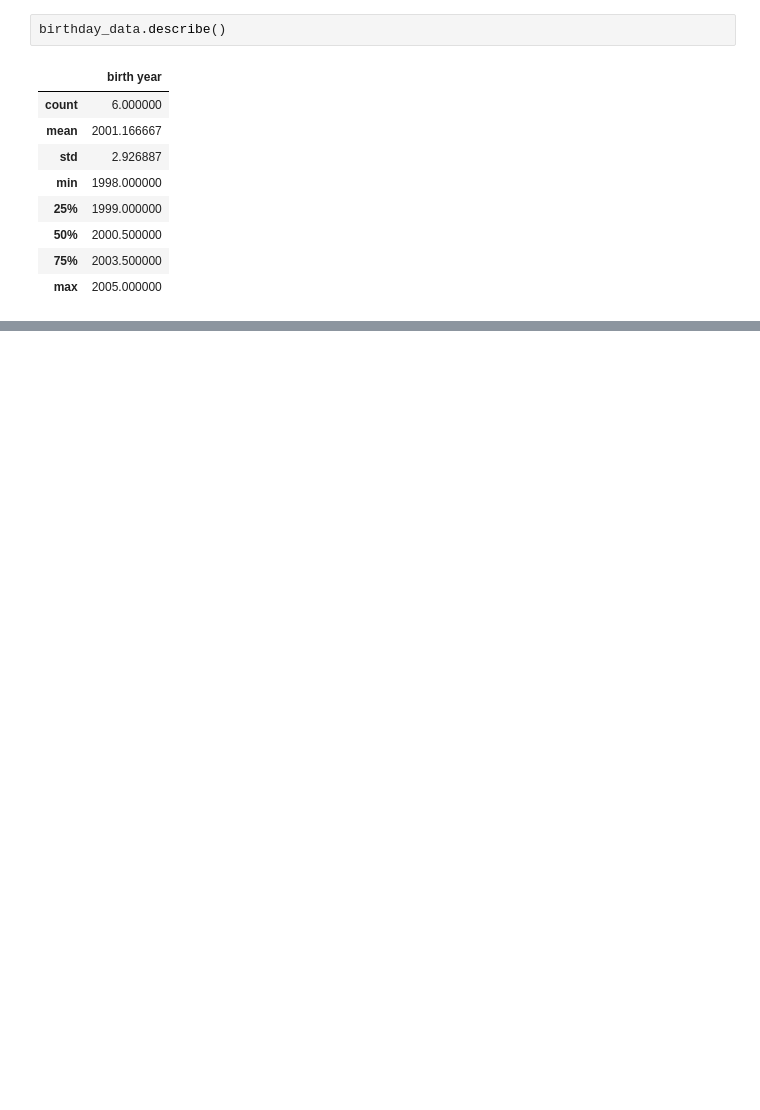
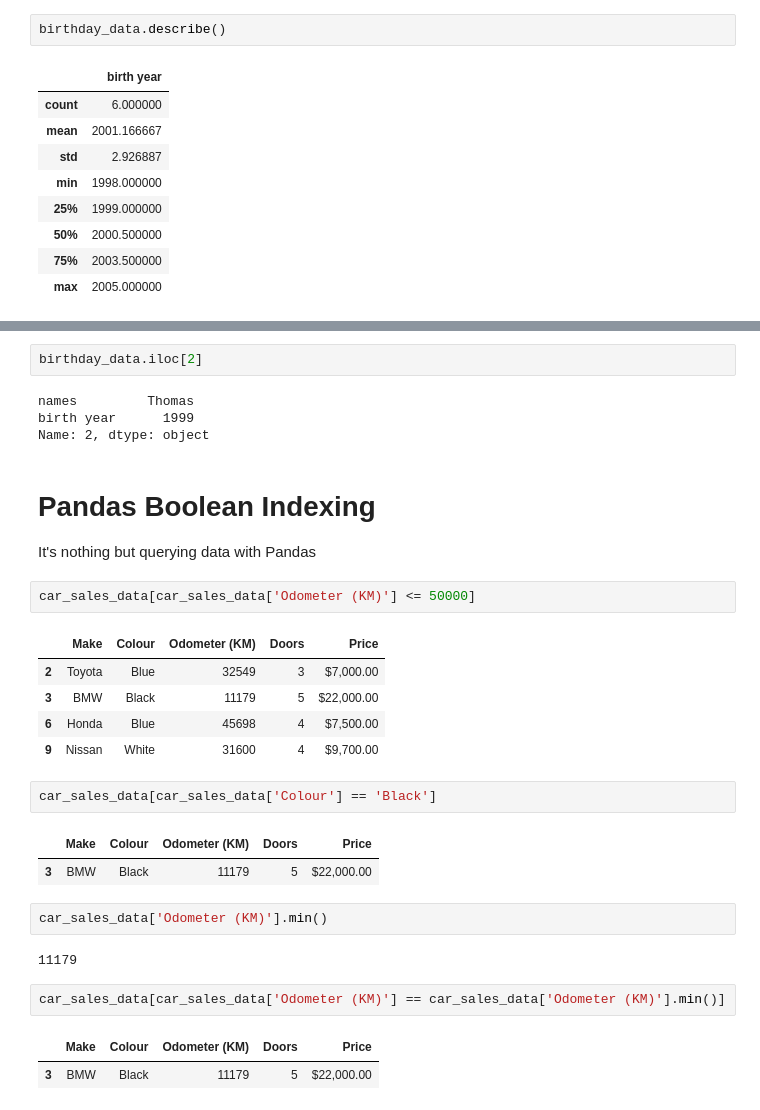
Before and after one commit to JinxSeven/ml-sandbox, a Jupyter notebook: pandas-introduction.ipynb, the cells around one changed output, grey strips where cells are left out. Saved outputs shown, nothing was run; the diff lists cells and outputs as text; blank space fills up the shorter version.

```diff
--- a/Pandas.ipynb
+++ b/pandas-introduction.ipynb
@@ -204,0 +221,32 @@ birthday_data.describe()
+# %%
+birthday_data.iloc[2]
+# %% [output]
+names         Thomas
+birth year      1999
+Name: 2, dtype: object
+# %% [markdown]
+# Pandas Boolean Indexing
+
+It's nothing but querying data with Pandas
+# %%
+car_sales_data[car_sales_data['Odometer (KM)'] <= 50000]
+# %% [output]
+|  | Make | Colour | Odometer (KM) | Doors | Price |
+| 2 | Toyota | Blue | 32549 | 3 | $7,000.00 |
+| 3 | BMW | Black | 11179 | 5 | $22,000.00 |
+| 6 | Honda | Blue | 45698 | 4 | $7,500.00 |
+| 9 | Nissan | White | 31600 | 4 | $9,700.00 |
+# %%
+car_sales_data[car_sales_data['Colour'] == 'Black']
+# %% [output]
+|  | Make | Colour | Odometer (KM) | Doors | Price |
+| 3 | BMW | Black | 11179 | 5 | $22,000.00 |
+# %%
+car_sales_data['Odometer (KM)'].min()
+# %% [output]
+11179
+# %%
+car_sales_data[car_sales_data['Odometer (KM)'] == car_sales_data['Odometer (KM)'].min()]
+# %% [output]
+|  | Make | Colour | Odometer (KM) | Doors | Price |
+| 3 | BMW | Black | 11179 | 5 | $22,000.00 |
```
Also changed, not shown: parts of 5 cells of this notebook.
